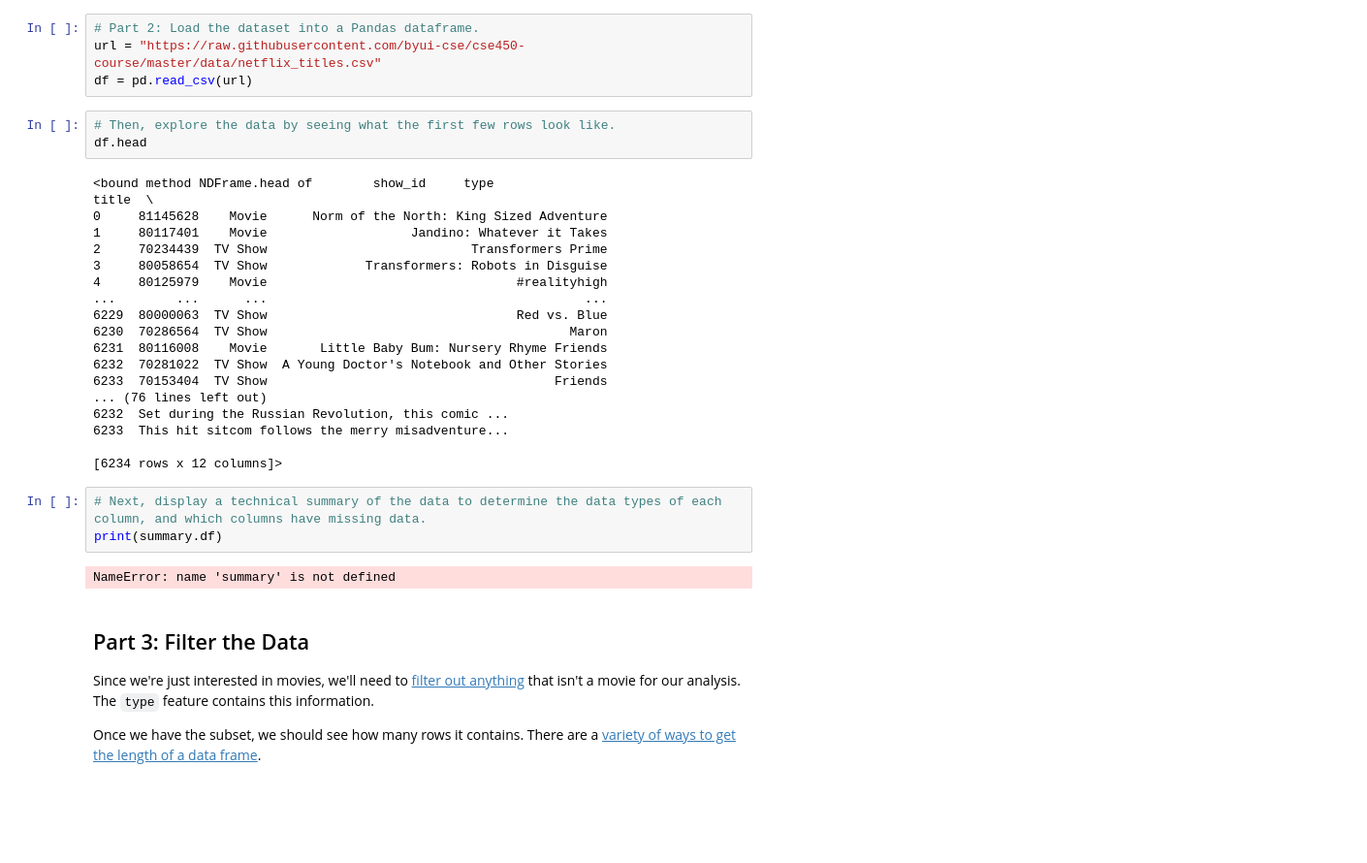
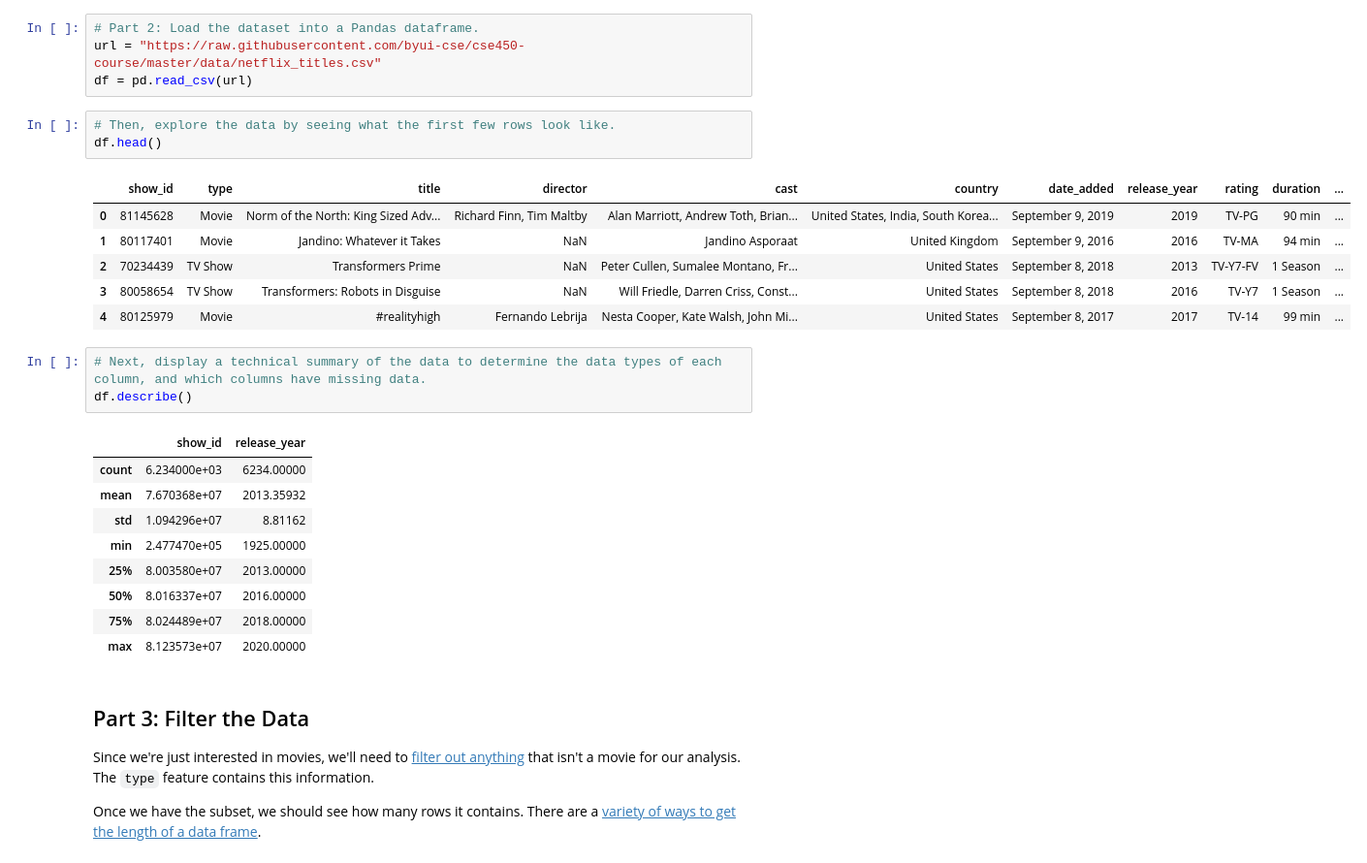
Before and after one commit to tristanstubs/course_work_portfolio, a Jupyter notebook: notebooks/Exploration_01.ipynb, the cells around one changed output. Shown at 97% size. Drawn from its saved outputs; the diff is of its cells as text; blank space fills up the shorter version.

```diff
--- a/notebooks/Exploration_01.ipynb
+++ b/notebooks/Exploration_01.ipynb
@@ -49,30 +47,27 @@ url = "https://raw.githubusercontent.com/byui-cse/cse450-course/master/data/netf
 df = pd.read_csv(url)
 # %%
 # Then, explore the data by seeing what the first few rows look like.
-df.head
+df.head()
 # %% [output]
-<bound method NDFrame.head of        show_id     type                                        title  \
-0     81145628    Movie      Norm of the North: King Sized Adventure
-1     80117401    Movie                   Jandino: Whatever it Takes
-2     70234439  TV Show                           Transformers Prime
-3     80058654  TV Show             Transformers: Robots in Disguise
-4     80125979    Movie                                 #realityhigh
-...        ...      ...                                          ...
-6229  80000063  TV Show                                 Red vs. Blue
-6230  70286564  TV Show                                        Maron
-6231  80116008    Movie       Little Baby Bum: Nursery Rhyme Friends
-6232  70281022  TV Show  A Young Doctor's Notebook and Other Stories
-6233  70153404  TV Show                                      Friends
-... (76 lines left out)
-6232  Set during the Russian Revolution, this comic ...
-6233  This hit sitcom follows the merry misadventure...
-
-[6234 rows x 12 columns]>
+|  | show_id | type | title | director | cast | country | date_added | release_year | rating | duration | ... |
+| 0 | 81145628 | Movie | Norm of the North: King Sized Adv... | Richard Finn, Tim Maltby | Alan Marriott, Andrew Toth, Brian... | United States, India, South Korea... | September 9, 2019 | 2019 | TV-PG | 90 min | ... |
+| 1 | 80117401 | Movie | Jandino: Whatever it Takes | NaN | Jandino Asporaat | United Kingdom | September 9, 2016 | 2016 | TV-MA | 94 min | ... |
+| 2 | 70234439 | TV Show | Transformers Prime | NaN | Peter Cullen, Sumalee Montano, Fr... | United States | September 8, 2018 | 2013 | TV-Y7-FV | 1 Season | ... |
+| 3 | 80058654 | TV Show | Transformers: Robots in Disguise | NaN | Will Friedle, Darren Criss, Const... | United States | September 8, 2018 | 2016 | TV-Y7 | 1 Season | ... |
+| 4 | 80125979 | Movie | #realityhigh | Fernando Lebrija | Nesta Cooper, Kate Walsh, John Mi... | United States | September 8, 2017 | 2017 | TV-14 | 99 min | ... |
 # %%
 # Next, display a technical summary of the data to determine the data types of each column, and which columns have missing data.
-print(summary.df)
+df.describe()
 # %% [output]
-NameError: name 'summary' is not defined
+|  | show_id | release_year |
+| count | 6.234000e+03 | 6234.00000 |
+| mean | 7.670368e+07 | 2013.35932 |
+| std | 1.094296e+07 | 8.81162 |
+| min | 2.477470e+05 | 1925.00000 |
+| 25% | 8.003580e+07 | 2013.00000 |
+| 50% | 8.016337e+07 | 2016.00000 |
+| 75% | 8.024489e+07 | 2018.00000 |
+| max | 8.123573e+07 | 2020.00000 |
 # %% [markdown]
 ## Part 3: Filter the Data
 
```
Also changed, not shown: parts of 8 cells of this notebook.
